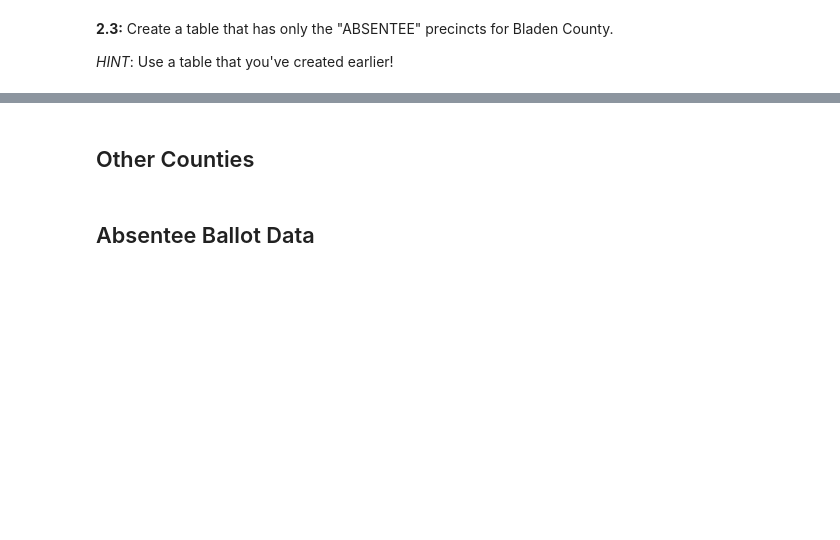
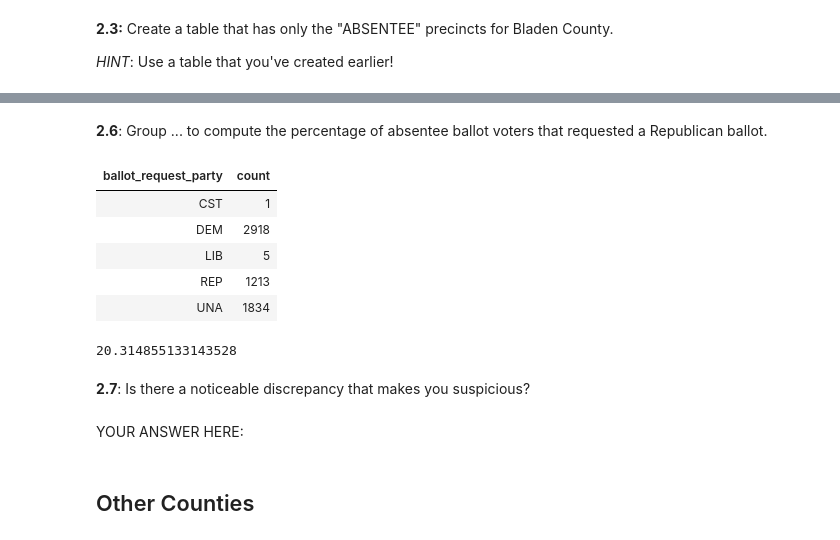
Before and after one commit to christopherzheng/decodingpolitics, a Jupyter notebook: codingassignments/proj2/[Decoding Politics] Coding Assignment 2.ipynb, the cells around one changed output, grey strips where cells are left out. Cells and saved outputs as stored; diff of their text form; code cells hidden in the pictures; blank space fills up the shorter version.

```diff
--- a/codingassignments/proj2/[Decoding Politics] Coding Assignment 2.ipynb
+++ b/codingassignments/proj2/[Decoding Politics] Coding Assignment 2.ipynb
@@ -164,4 +227,24 @@ assert all(bladen_abs['County'] == np.array(['\nBLADEN', '\nBLADEN', '\nBLADEN']
+# %% [markdown]
+**2.6**: Group ... to compute the percentage of absentee ballot voters that requested a Republican ballot.
+# %%
+bladenabs_d9byparty = bladen_abs_d9.group("ballot_request_party")
+bladenabs_d9byparty
+# %% [output]
+| ballot_request_party | count |
+| CST | 1 |
+| DEM | 2918 |
+| LIB | 5 |
+| REP | 1213 |
+| UNA | 1834 |
+# %%
+republicans = bladenabs_d9byparty.column("count")[3]
+rep_percent = percent(republicans, sum(bladenabs_d9byparty['count']))
+rep_percent
+# %% [output]
+20.314855133143528
+# %% [markdown]
+**2.7**: Is there a noticeable discrepancy that makes you suspicious?
+# %% [markdown]
+YOUR ANSWER HERE:
 # %% [markdown]
 ## Other Counties
-# %% [markdown]
-## Absentee Ballot Data
```
Also changed, not shown: parts of 18 cells of this notebook.
